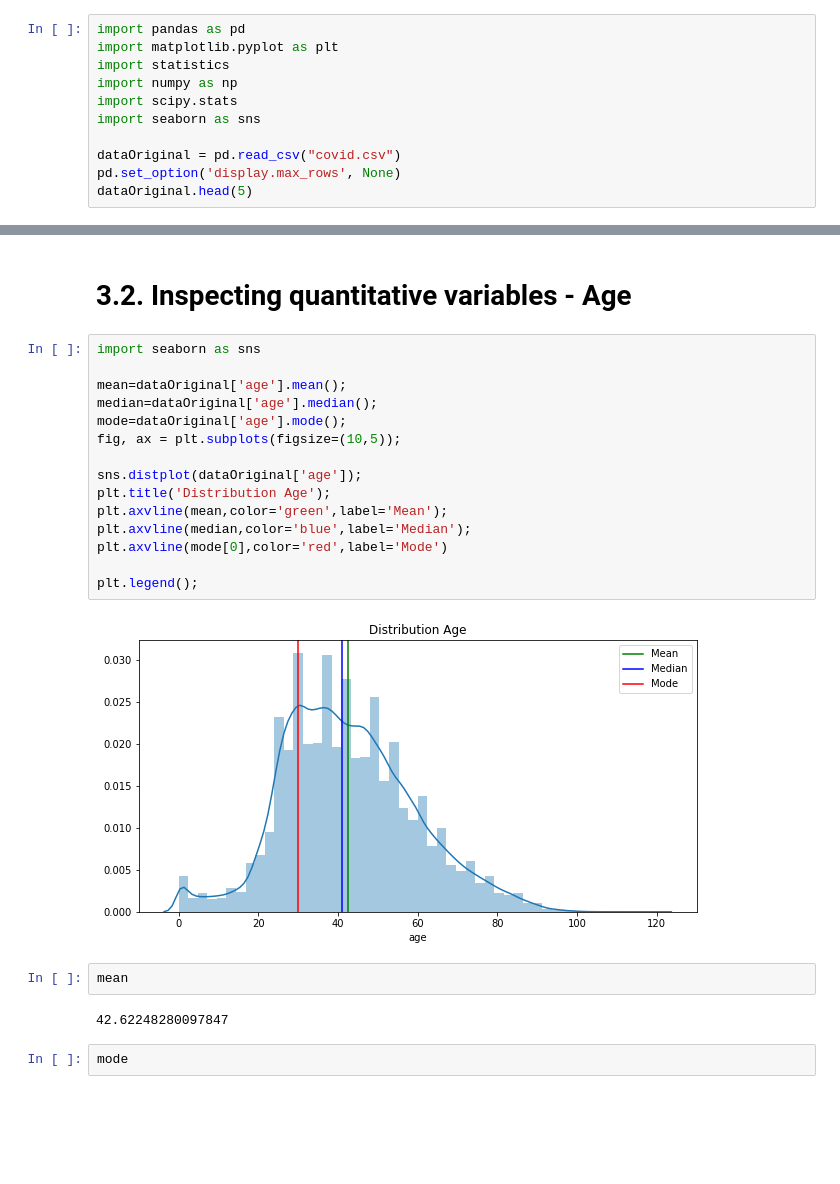
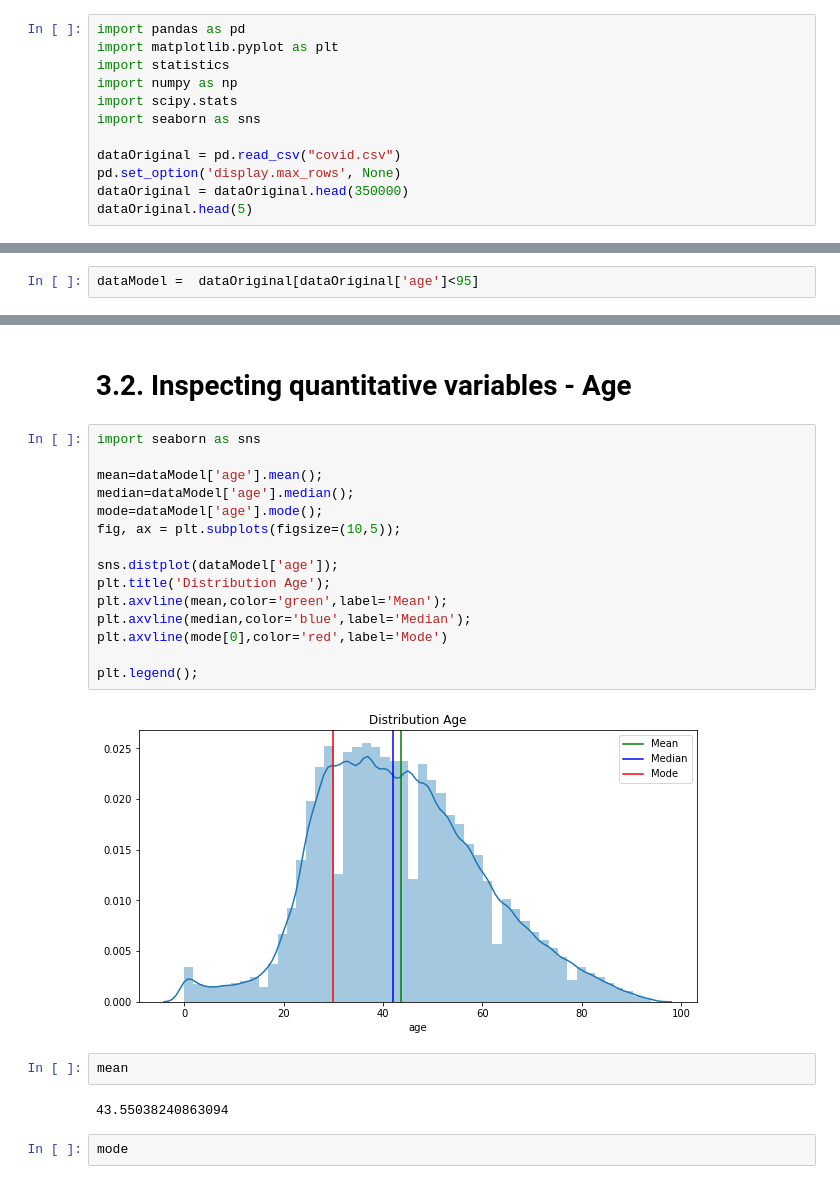
Before and after one commit to mricardovallejo/IACollege_, a Jupyter notebook: SUPERVISE_/TPFinal_Supervise1.ipynb, the cells around one changed output, grey strips where cells are left out. Saved outputs shown, nothing was run; the diff lists cells and outputs as text; blank space fills up the shorter version.

```diff
--- a/SUPERVISE_/TPFinal_Supervise1.ipynb
+++ b/SUPERVISE_/TPFinal_Supervise1.ipynb
@@ -15,6 +15,7 @@ import seaborn as sns
 
 dataOriginal = pd.read_csv("covid.csv")
 pd.set_option('display.max_rows', None)
+dataOriginal = dataOriginal.head(350000)
 dataOriginal.head(5)
 # %% [output]
 |  | id | sex | patient_type | entry_date | date_symptoms | date_died | intubed | pneumonia | age | ... |
@@ -161,0 +161,2 @@ plt.show()
+# %%
+dataModel =  dataOriginal[dataOriginal['age']<95]
@@ -166,24 +171,24 @@ plt.show()
 # %%
 import seaborn as sns
 
-mean=dataOriginal['age'].mean();
-median=dataOriginal['age'].median();
-mode=dataOriginal['age'].mode();
+mean=dataModel['age'].mean();
+median=dataModel['age'].median();
+mode=dataModel['age'].mode();
 fig, ax = plt.subplots(figsize=(10,5));
 
-sns.distplot(dataOriginal['age']);
+sns.distplot(dataModel['age']);
 plt.title('Distribution Age');
 plt.axvline(mean,color='green',label='Mean');
 plt.axvline(median,color='blue',label='Median');
 plt.axvline(mode[0],color='red',label='Mode')
 
 plt.legend();
 # %% [output]
-[figure, old version]
+[figure, new version]
 # %%
 mean
 # %% [output]
-42.62248280097847
+43.55038240863094
 # %%
 mode
 # %% [output]
```
Also changed, not shown: parts of 119 cells of this notebook.
